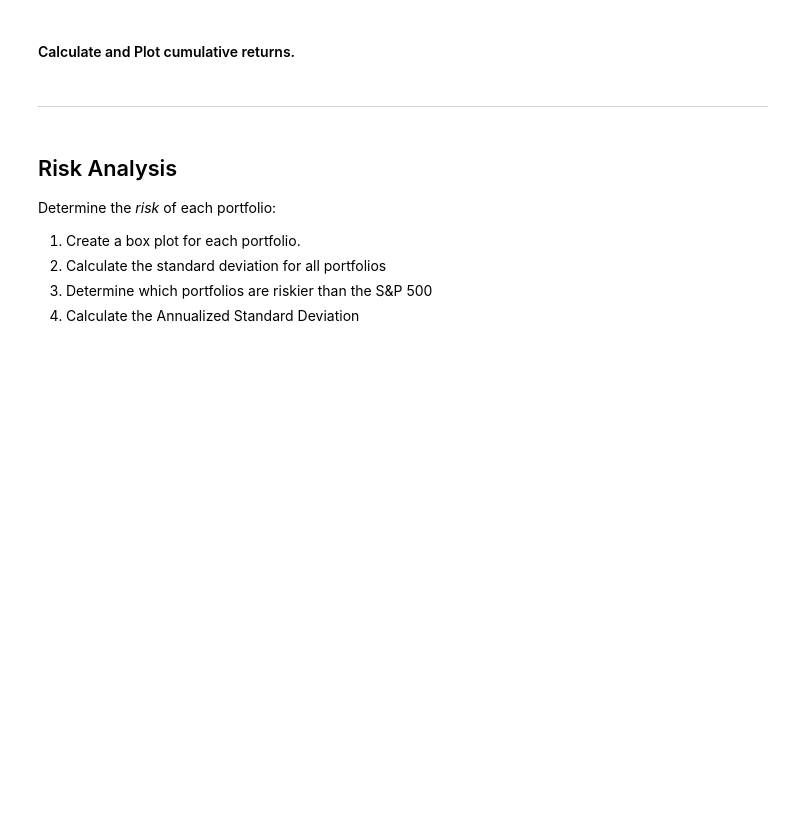
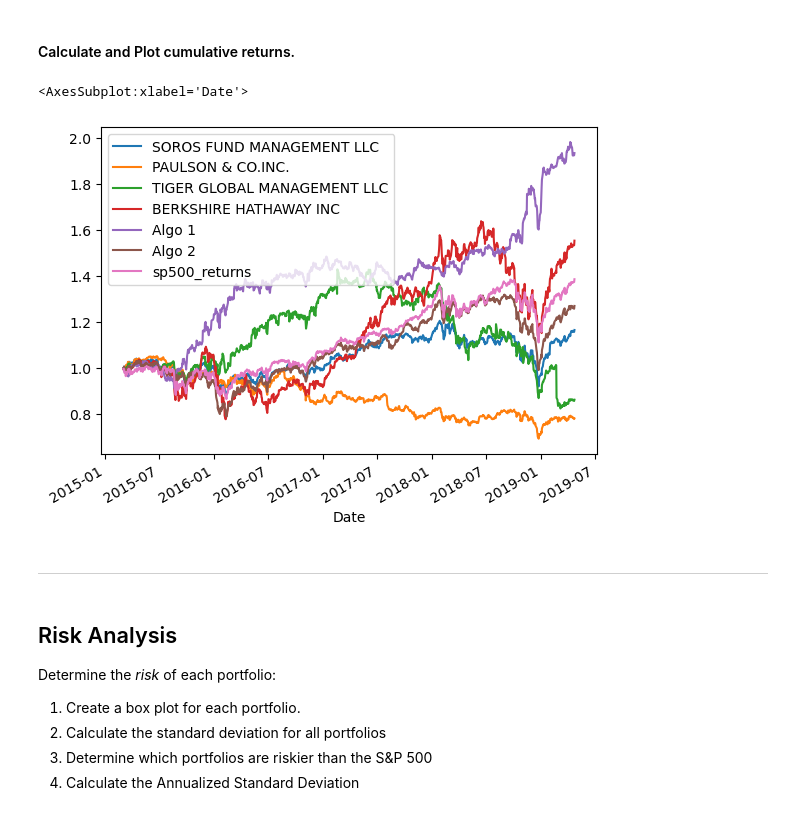
Before and after one commit to Dobinhom/Home-Work-4, a Jupyter notebook: whale_analysis.ipynb, the cells around one changed output. Cells and saved outputs as stored; diff of their text form; code cells hidden in the pictures; blank space fills up the shorter version.

```diff
--- a/whale_analysis.ipynb
+++ b/whale_analysis.ipynb
@@ -144,8 +163,13 @@ In this section, you will calculate and visualize performance and risk metrics f
 #### Calculate and Plot cumulative returns.
 # %%
 # Calculate cumulative returns of all portfolios
+cumulative_returns = (1 + combine).cumprod()
 
 # Plot cumulative returns
+cumulative_returns.plot ()
+# %% [output]
+<AxesSubplot:xlabel='Date'>
+[figure, added]
 # %% [markdown]
 ---
 # %% [markdown]
```
Also changed, not shown: parts of 17 cells of this notebook.
